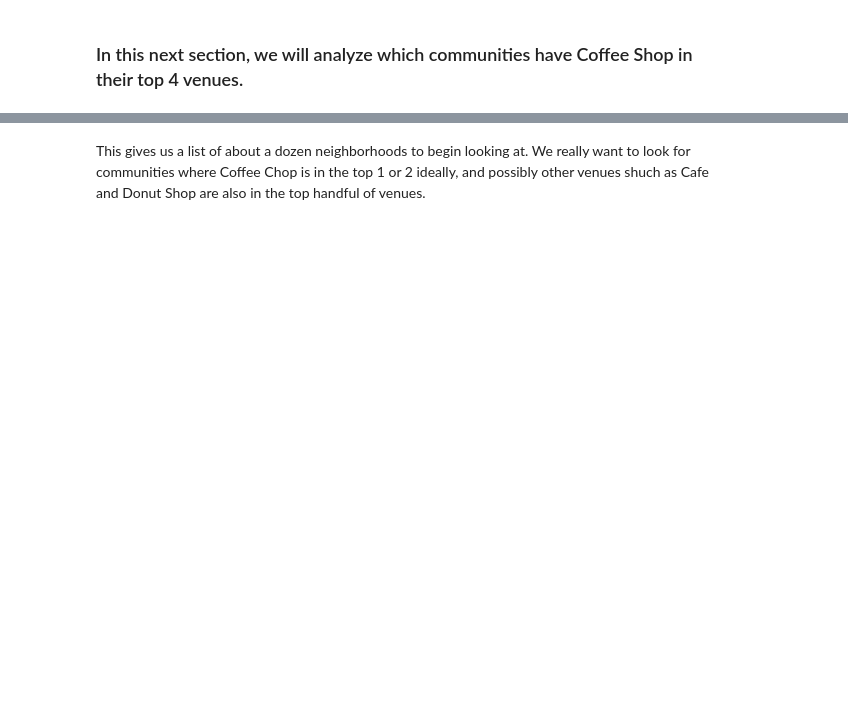
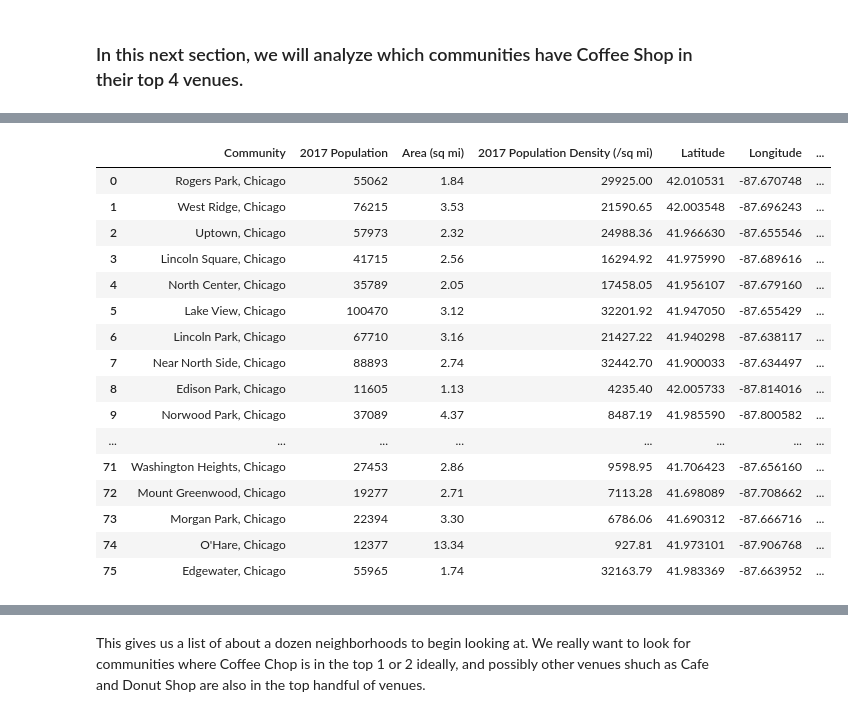
Before and after one commit to lkrokowski/Coursera_Capstone, a Jupyter notebook: Applied Data Science Capstone - Weeks 4 & 5.ipynb, the cells around one changed output, grey strips where cells are left out. Saved outputs shown, nothing was run; the diff lists cells and outputs as text; code cells hidden in the pictures; blank space fills up the shorter version.

```diff
--- a/Applied Data Science Capstone - Weeks 4 & 5.ipynb
+++ b/Applied Data Science Capstone - Weeks 4 & 5.ipynb
@@ -1056 +1037,21 @@ chi_comm_ven
+# %%
+chicago_merged
+# %% [output]
+|  | Community | 2017 Population | Area (sq mi) | 2017 Population Density (/sq mi) | Latitude | Longitude | ... |
+| 0 | Rogers Park, Chicago | 55062 | 1.84 | 29925.00 | 42.010531 | -87.670748 | ... |
+| 1 | West Ridge, Chicago | 76215 | 3.53 | 21590.65 | 42.003548 | -87.696243 | ... |
+| 2 | Uptown, Chicago | 57973 | 2.32 | 24988.36 | 41.966630 | -87.655546 | ... |
+| 3 | Lincoln Square, Chicago | 41715 | 2.56 | 16294.92 | 41.975990 | -87.689616 | ... |
+| 4 | North Center, Chicago | 35789 | 2.05 | 17458.05 | 41.956107 | -87.679160 | ... |
+| 5 | Lake View, Chicago | 100470 | 3.12 | 32201.92 | 41.947050 | -87.655429 | ... |
+| 6 | Lincoln Park, Chicago | 67710 | 3.16 | 21427.22 | 41.940298 | -87.638117 | ... |
+| 7 | Near North Side, Chicago | 88893 | 2.74 | 32442.70 | 41.900033 | -87.634497 | ... |
+| 8 | Edison Park, Chicago | 11605 | 1.13 | 4235.40 | 42.005733 | -87.814016 | ... |
+| 9 | Norwood Park, Chicago | 37089 | 4.37 | 8487.19 | 41.985590 | -87.800582 | ... |
+| ... | ... | ... | ... | ... | ... | ... | ... |
+| 71 | Washington Heights, Chicago | 27453 | 2.86 | 9598.95 | 41.706423 | -87.656160 | ... |
+| 72 | Mount Greenwood, Chicago | 19277 | 2.71 | 7113.28 | 41.698089 | -87.708662 | ... |
+| 73 | Morgan Park, Chicago | 22394 | 3.30 | 6786.06 | 41.690312 | -87.666716 | ... |
+| 74 | O'Hare, Chicago | 12377 | 13.34 | 927.81 | 41.973101 | -87.906768 | ... |
+| 75 | Edgewater, Chicago | 55965 | 1.74 | 32163.79 | 41.983369 | -87.663952 | ... |
 # %%
```
Also changed, not shown: parts of 14 cells of this notebook.
